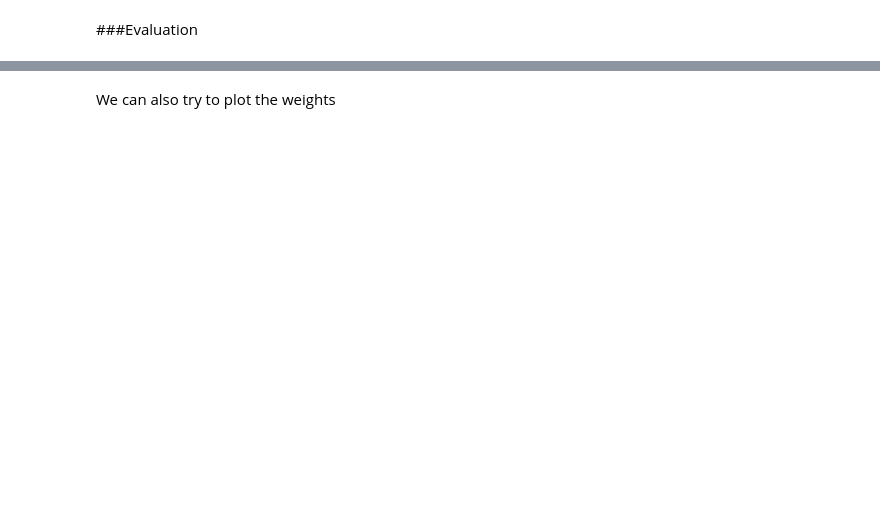
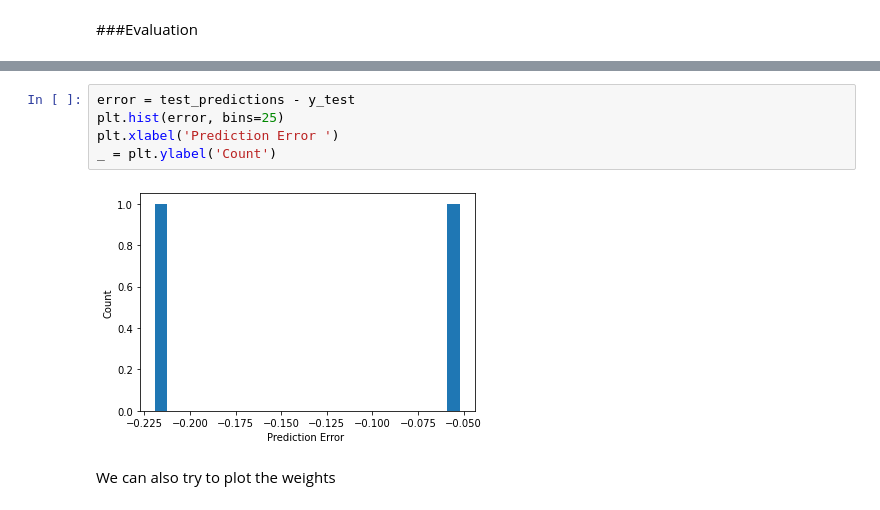
Before and after one commit to RasmusKlinkJoerg/geospatialMalariaPrediction, a Jupyter notebook: malaria_prediction.ipynb, the cells around one changed output, grey strips where cells are left out. Cells and saved outputs as stored; diff of their text form; blank space fills up the shorter version.

```diff
--- a/malaria_prediction.ipynb
+++ b/malaria_prediction.ipynb
@@ -184,3 +223,10 @@ show_history(history)
+# %%
+error = test_predictions - y_test
+plt.hist(error, bins=25)
+plt.xlabel('Prediction Error ')
+_ = plt.ylabel('Count')
+# %% [output]
+[figure, added]
 # %% [markdown]
 We can also try to plot the weights
 # %%
```
Also changed, not shown: parts of 12 cells of this notebook.
